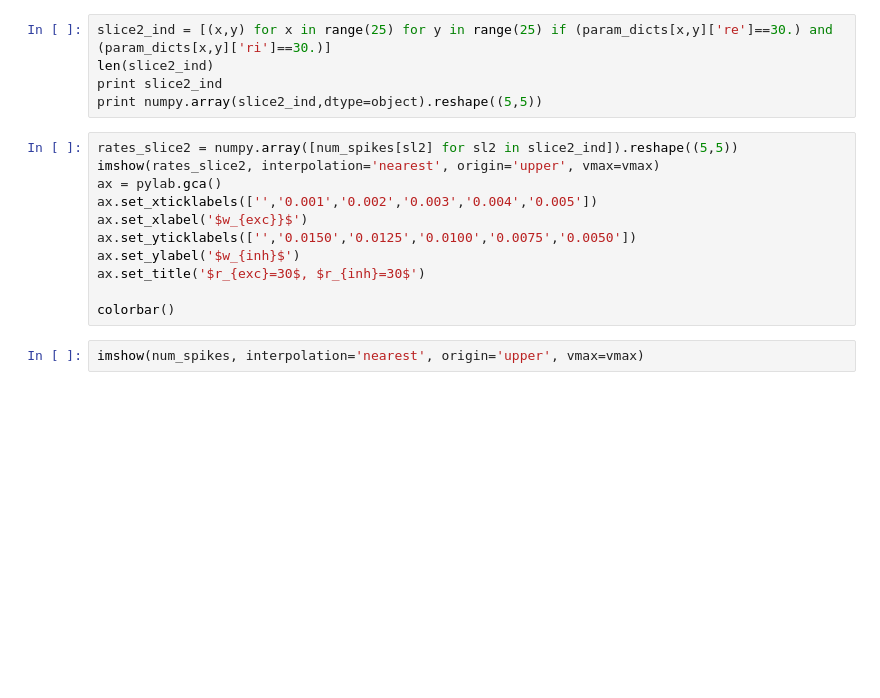
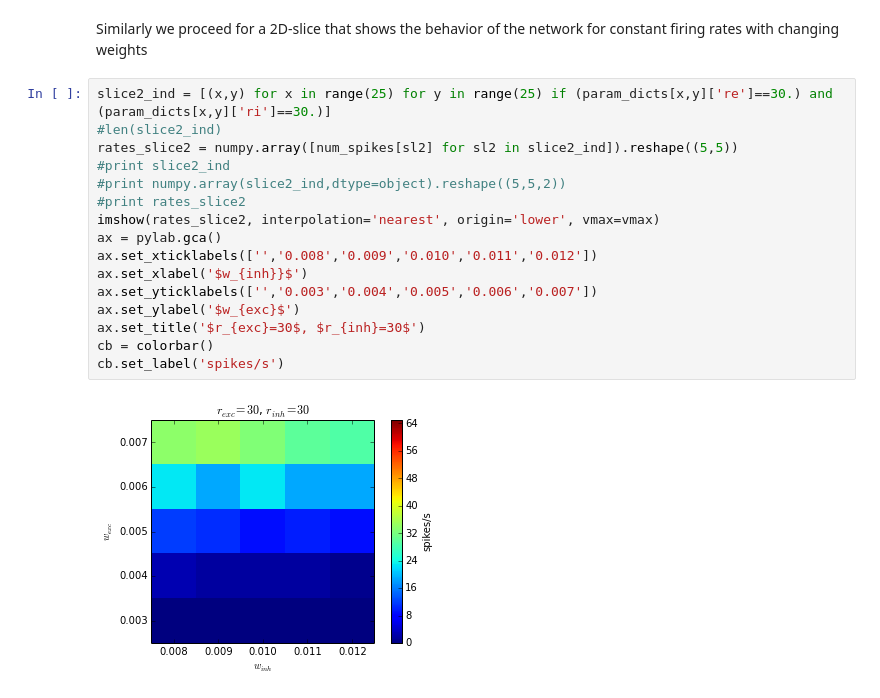
Before and after one commit to Huitzilo/param-space-visu, a Jupyter notebook: src/parameter space visualization.ipynb, the cells around one changed output. Saved outputs shown, nothing was run; the diff lists cells and outputs as text; blank space fills up the shorter version.

```diff
--- a/src/parameter space visualization.ipynb
+++ b/src/parameter space visualization.ipynb
@@ -60,18 +196,20 @@ colorbar()
+# %% [markdown]
+Similarly we proceed for a 2D-slice that shows the behavior of the network for constant firing rates with changing weights
 # %%
 slice2_ind = [(x,y) for x in range(25) for y in range(25) if (param_dicts[x,y]['re']==30.) and (param_dicts[x,y]['ri']==30.)]
-len(slice2_ind)
-print slice2_ind
-print numpy.array(slice2_ind,dtype=object).reshape((5,5))
+#len(slice2_ind)
+rates_slice2 = numpy.array([num_spikes[sl2] for sl2 in slice2_ind]).reshape((5,5))
+#print slice2_ind
+#print numpy.array(slice2_ind,dtype=object).reshape((5,5,2))
+#print rates_slice2
+imshow(rates_slice2, interpolation='nearest', origin='lower', vmax=vmax)
+ax = pylab.gca()
+ax.set_xticklabels(['','0.008','0.009','0.010','0.011','0.012'])
+ax.set_xlabel('$w_{inh}}$')
+ax.set_yticklabels(['','0.003','0.004','0.005','0.006','0.007'])
+ax.set_ylabel('$w_{exc}$')
+ax.set_title('$r_{exc}=30$, $r_{inh}=30$')
+cb = colorbar()
+cb.set_label('spikes/s')
+# %% [output]
+[figure, added]
-# %%
-rates_slice2 = numpy.array([num_spikes[sl2] for sl2 in slice2_ind]).reshape((5,5))
-imshow(rates_slice2, interpolation='nearest', origin='upper', vmax=vmax)
-ax = pylab.gca()
-ax.set_xticklabels(['','0.001','0.002','0.003','0.004','0.005'])
-ax.set_xlabel('$w_{exc}}$')
-ax.set_yticklabels(['','0.0150','0.0125','0.0100','0.0075','0.0050'])
-ax.set_ylabel('$w_{inh}$')
-ax.set_title('$r_{exc}=30$, $r_{inh}=30$')
-
-colorbar()
-# %%
-imshow(num_spikes, interpolation='nearest', origin='upper', vmax=vmax)
```
Also changed, not shown: parts of 19 cells of this notebook.
